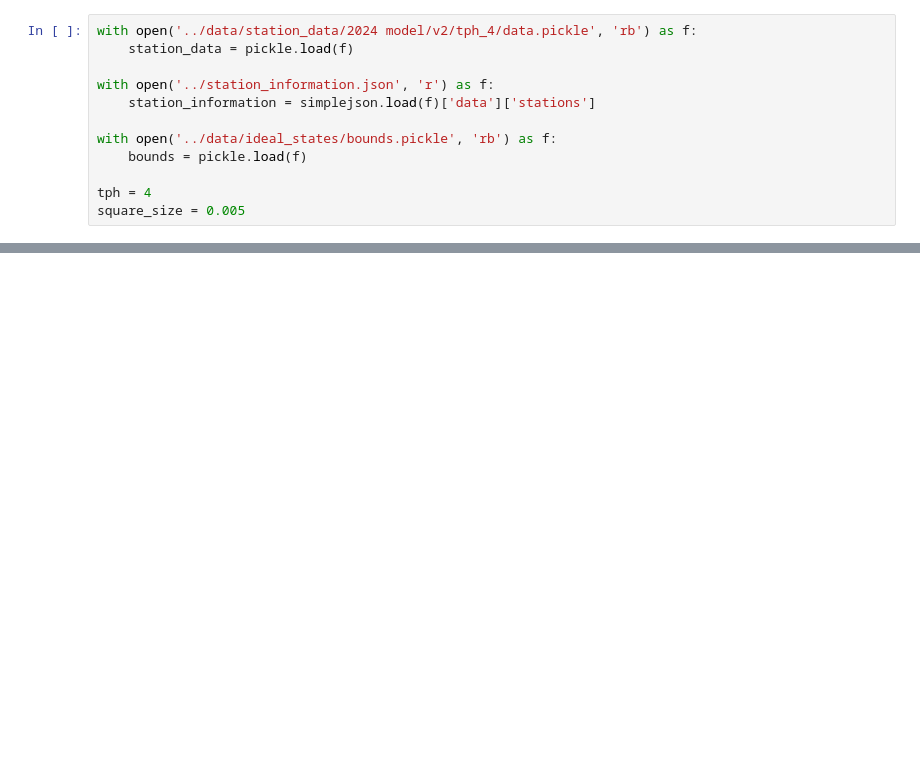
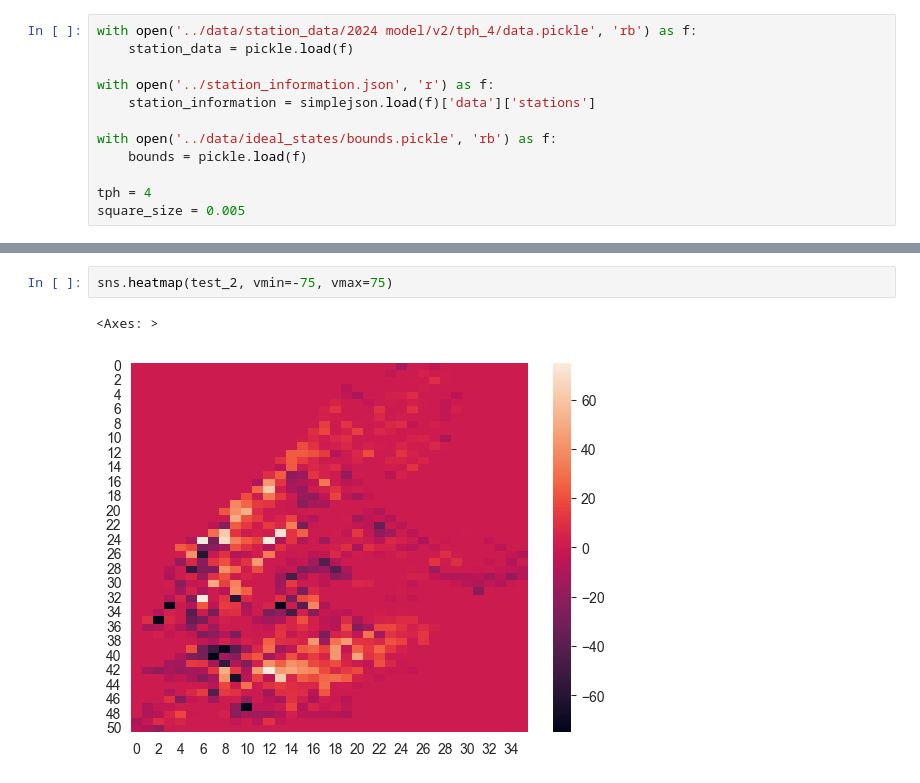
Before and after one commit to jarrettreimers/CSUREMM, a Jupyter notebook: cluster_model/integer_programming.ipynb, the cells around one changed output, grey strips where cells are left out. Cells and saved outputs as stored; diff of their text form; blank space fills up the shorter version.

```diff
--- a/cluster_model/integer_programming.ipynb
+++ b/cluster_model/integer_programming.ipynb
@@ -374,0 +295,5 @@ plt.show()
+# %%
+sns.heatmap(test_2, vmin=-75, vmax=75)
+# %% [output]
+<Axes: >
+[figure, added]
```
Also changed, not shown: parts of 40 cells of this notebook, 5 other files.
